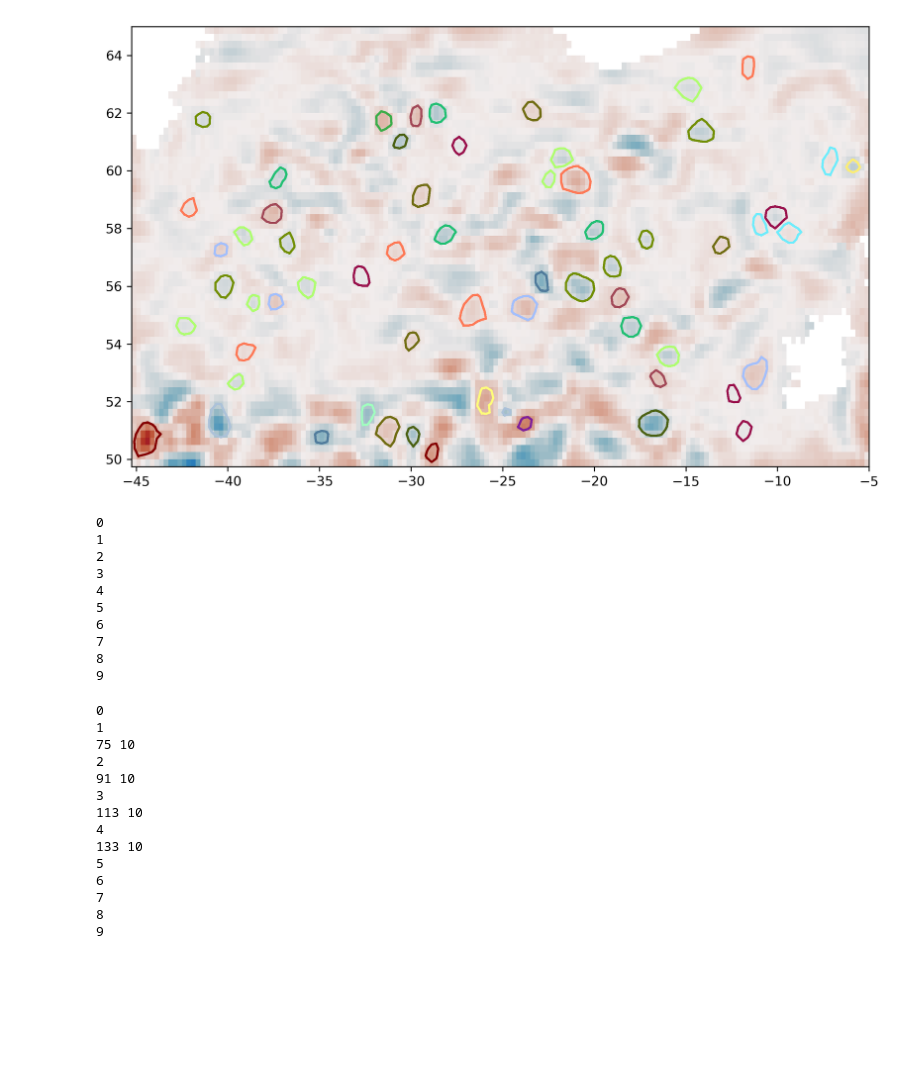
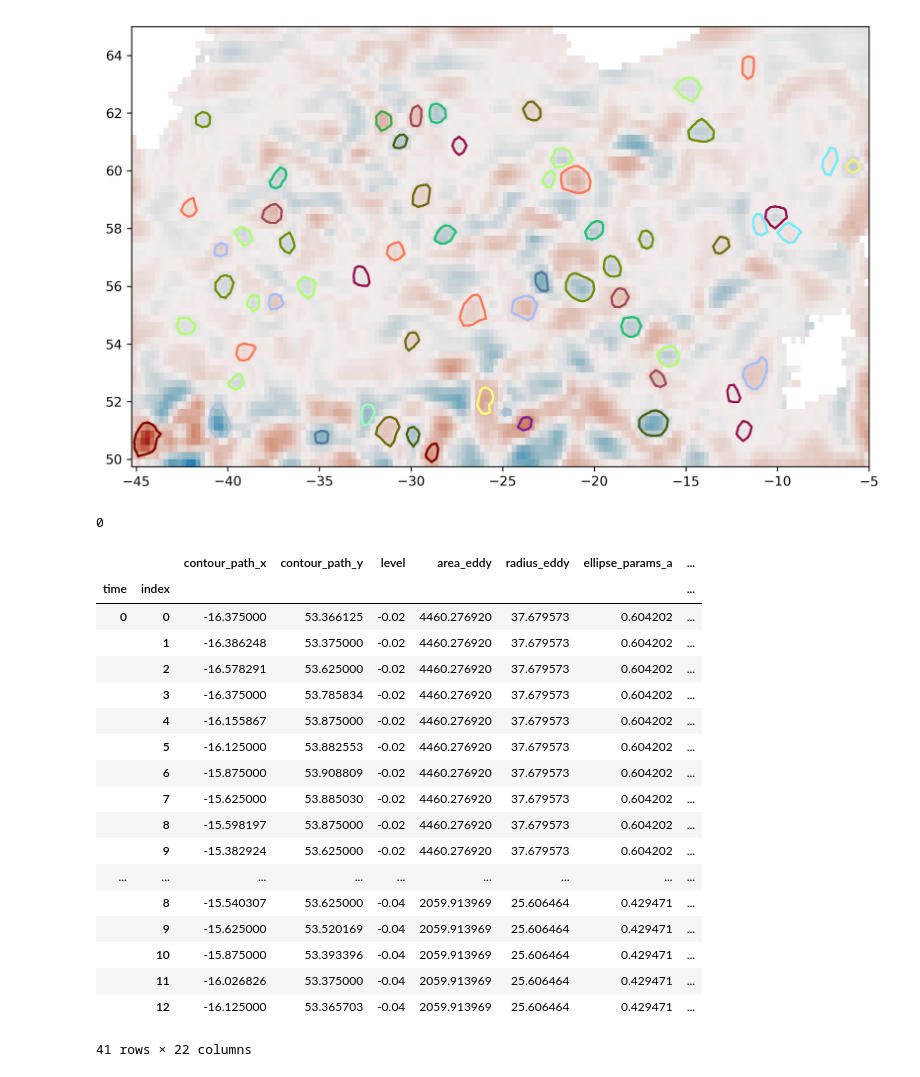
Before and after one commit to josuemtzmo/trackeddy, a Jupyter notebook: examples/Regional_analysis_CHARLY.ipynb, the cells around one changed output. Cells and saved outputs as stored; diff of their text form; code cells hidden in the pictures; blank space fills up the shorter version.

```diff
--- a/examples/Regional_analysis_CHARLY.ipynb
+++ b/examples/Regional_analysis_CHARLY.ipynb
@@ -22,34 +22,6 @@ TEddy.plot_eddy_detection_multilevel(df_eddy_multilevel_store)
 # %% [output]
 [figure]
 # %%
-previous_time, current_time = TEddy.time_tracking(t0=0,tf=10,lin_levels=lin_levels)
+track_in_time = TEddy.time_tracking( t0=0,tf=50,lin_levels=lin_levels,ntimes=0 )
 # %% [output]
 0
-1
-2
-3
-4
-5
-6
-7
-8
-9
-# %%
-
-
-def extract_previous_times(ntimes = 5):
-# %% [output]
-0
-1
-75 10
-2
-91 10
-3
-113 10
-4
-133 10
-5
-6
-7
-8
-9
@@ -62,4 +88,26 @@ def extract_previous_times(ntimes = 5):
     # Currently the distance function is doing something strange, but likely it has to do more with the renaming of eddies in time i.e. _rename_eddies_in_time
 
     # The issue occurs, because passing a detect_nearest an incomplete array with only the times identified at t=time-1, does not match the overall shape of the table, thus there is a shift in the index that is not accounted for.
+# %%
+track_in_time.loc[10]
+# %% [output]
+|  |  | contour_path_x | contour_path_y | level | area_eddy | radius_eddy | ellipse_params_a | ... |
+| time | index |  |  |  |  |  |  | ... |
+| 0 | 0 | -16.375000 | 53.366125 | -0.02 | 4460.276920 | 37.679573 | 0.604202 | ... |
+|  | 1 | -16.386248 | 53.375000 | -0.02 | 4460.276920 | 37.679573 | 0.604202 | ... |
+|  | 2 | -16.578291 | 53.625000 | -0.02 | 4460.276920 | 37.679573 | 0.604202 | ... |
+|  | 3 | -16.375000 | 53.785834 | -0.02 | 4460.276920 | 37.679573 | 0.604202 | ... |
+|  | 4 | -16.155867 | 53.875000 | -0.02 | 4460.276920 | 37.679573 | 0.604202 | ... |
+|  | 5 | -16.125000 | 53.882553 | -0.02 | 4460.276920 | 37.679573 | 0.604202 | ... |
+|  | 6 | -15.875000 | 53.908809 | -0.02 | 4460.276920 | 37.679573 | 0.604202 | ... |
+|  | 7 | -15.625000 | 53.885030 | -0.02 | 4460.276920 | 37.679573 | 0.604202 | ... |
+|  | 8 | -15.598197 | 53.875000 | -0.02 | 4460.276920 | 37.679573 | 0.604202 | ... |
+|  | 9 | -15.382924 | 53.625000 | -0.02 | 4460.276920 | 37.679573 | 0.604202 | ... |
+| ... | ... | ... | ... | ... | ... | ... | ... | ... |
+|  | 8 | -15.540307 | 53.625000 | -0.04 | 2059.913969 | 25.606464 | 0.429471 | ... |
+|  | 9 | -15.625000 | 53.520169 | -0.04 | 2059.913969 | 25.606464 | 0.429471 | ... |
+|  | 10 | -15.875000 | 53.393396 | -0.04 | 2059.913969 | 25.606464 | 0.429471 | ... |
+|  | 11 | -16.026826 | 53.375000 | -0.04 | 2059.913969 | 25.606464 | 0.429471 | ... |
+|  | 12 | -16.125000 | 53.365703 | -0.04 | 2059.913969 | 25.606464 | 0.429471 | ... |
+41 rows × 22 columns
 # %%
```
Also changed, not shown: parts of 6 cells of this notebook, 1 other file.
